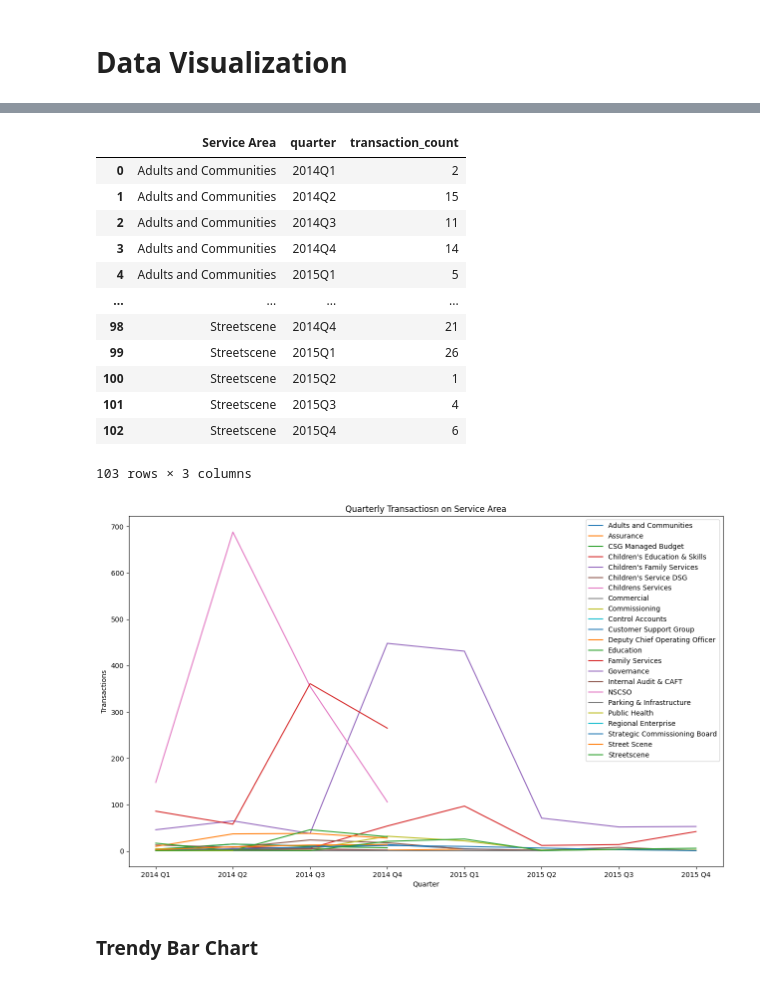
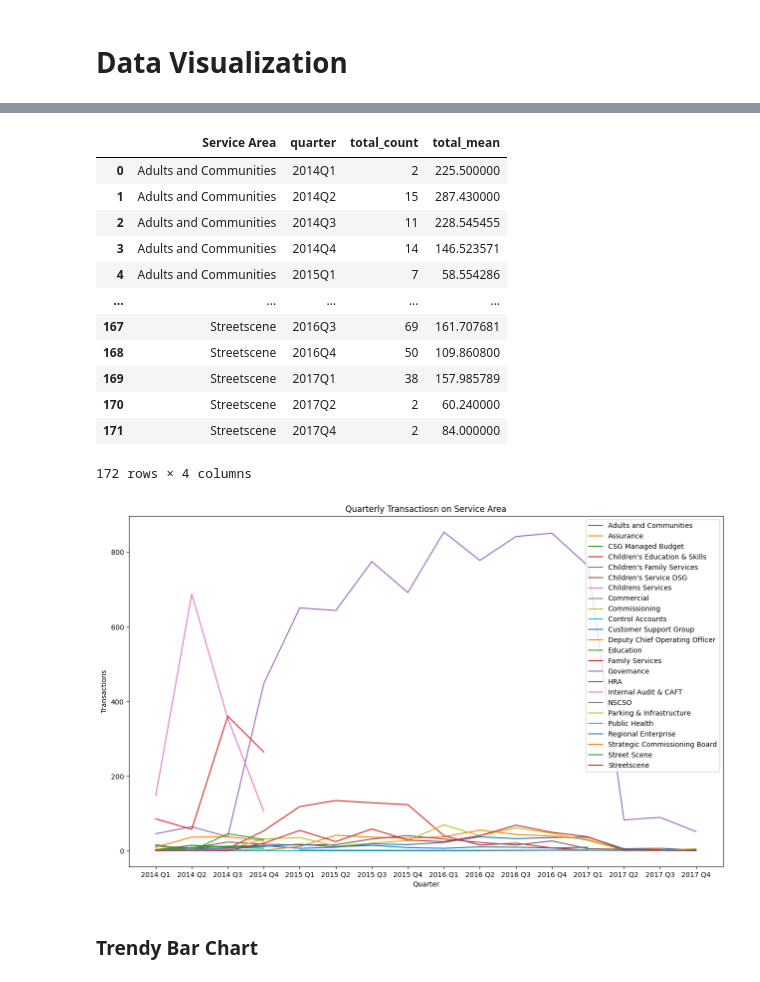
Before and after one commit to rachit-bhatt/Barnet-Borough-Credit-Card-Insights, a Jupyter notebook: Barnet Borough Credit Card Insights.ipynb, the cells around one changed output, grey strips where cells are left out. Drawn from its saved outputs; the diff is of its cells as text; code cells hidden in the pictures.

```diff
--- a/Barnet Borough Credit Card Insights.ipynb
+++ b/Barnet Borough Credit Card Insights.ipynb
@@ -87,19 +90,16 @@ class Data:
                         # Replace those commas with an empty string.
                         self.dataset[column] = self.dataset[column].str.replace(',', '').astype(float)
 
-    def convert_to_datetime(self, feature_names : list[str] = list()) -> None:
+    def convert_to_datetime(self) -> None:
 
-        # Iterating over each dataset.
-        for data in self.data:
+        # Iterating over each dataset's column.
+        for column in self.dataset.columns:
 
-            # Iterating over each field.
-            for column in feature_names:
+            # If the column name contains a word Date in it.
+            if column.__contains__('Date'):
 
-                # If the column name contains a word Date in it.
-                if column.__contains__('Date'):
-
-                    # Convert it to a datetime instance.
-                    data[column] = to_datetime(data[column], format = '%d/%m/%y', errors = 'coerce')
+                # Convert it to a datetime instance.
+                self.dataset[column] = to_datetime(self.dataset[column])
 
     def merge_data(self) -> DataFrame:
 
@@ -448,4 +414,0 @@ Name: Transaction Date, Length: 17520, dtype: datetime64[ns]
-# %%
-# Converting the dates in Pandas DateTime instance.
-pcd.dataset['Transaction Date'] = to_datetime(pcd.dataset['Transaction Date'], format = '%d/%m/%y', errors = 'coerce')
-pcd.dataset
@@ -487,49 +437,50 @@ Name: quarter, Length: 17520, dtype: period[Q-DEC]
 # %%
 # Grouping Service Area for each Quarter based on Transaction Date.
 transactions = pcd.dataset.groupby(['Service Area', 'quarter']).agg(
-    transaction_count = ('Transaction Date', 'count')
+    total_count = ('Total', 'count'),
+    total_mean = ('Total', 'mean')
 ).reset_index()
 
 transactions
 # %% [output]
-|  | Service Area | quarter | transaction_count |
-| 0 | Adults and Communities | 2014Q1 | 2 |
-| 1 | Adults and Communities | 2014Q2 | 15 |
-| 2 | Adults and Communities | 2014Q3 | 11 |
-| 3 | Adults and Communities | 2014Q4 | 14 |
-| 4 | Adults and Communities | 2015Q1 | 5 |
-| ... | ... | ... | ... |
-| 98 | Streetscene | 2014Q4 | 21 |
-| 99 | Streetscene | 2015Q1 | 26 |
-| 100 | Streetscene | 2015Q2 | 1 |
-| 101 | Streetscene | 2015Q3 | 4 |
-| 102 | Streetscene | 2015Q4 | 6 |
+|  | Service Area | quarter | total_count | total_mean |
+| 0 | Adults and Communities | 2014Q1 | 2 | 225.500000 |
+| 1 | Adults and Communities | 2014Q2 | 15 | 287.430000 |
+| 2 | Adults and Communities | 2014Q3 | 11 | 228.545455 |
+| 3 | Adults and Communities | 2014Q4 | 14 | 146.523571 |
+| 4 | Adults and Communities | 2015Q1 | 7 | 58.554286 |
+| ... | ... | ... | ... | ... |
+| 167 | Streetscene | 2016Q3 | 69 | 161.707681 |
+| 168 | Streetscene | 2016Q4 | 50 | 109.860800 |
+| 169 | Streetscene | 2017Q1 | 38 | 157.985789 |
+| 170 | Streetscene | 2017Q2 | 2 | 60.240000 |
+| 171 | Streetscene | 2017Q4 | 2 | 84.000000 |
-103 rows × 3 columns
+172 rows × 4 columns
 # %%
 # Chart Resolution: 1280 x 800p
 plt.figure(figsize = (12.8, 8))
 
 # Creating a visualization.
 for areas in transactions['Service Area'].unique():
     areas_data = transactions[transactions['Service Area'] == areas]
     quarters = [areas_data.quarter]
-    plt.plot([quarter.strftime('%Y Q%q') for quarter in areas_data.quarter], areas_data.transaction_count, label = areas)
+    plt.plot([quarter.strftime('%Y Q%q') for quarter in areas_data.quarter], areas_data.total_count, label = areas)
 
 # Chart Decoration.
 plt.legend()
 
 plt.xlabel('Quarter')
 plt.ylabel('Transactions')
 
 plt.title('Quarterly Transactiosn on Service Area')
 
 # Improving Layout.
 plt.tight_layout()
 
 # Display the Chart.
 plt.show()
 # %% [output]
-[figure, old version]
+[figure, new version]
 # %% [markdown]
 ### Trendy Bar Chart
 # %%
```
Also changed, not shown: parts of 30 cells of this notebook.
